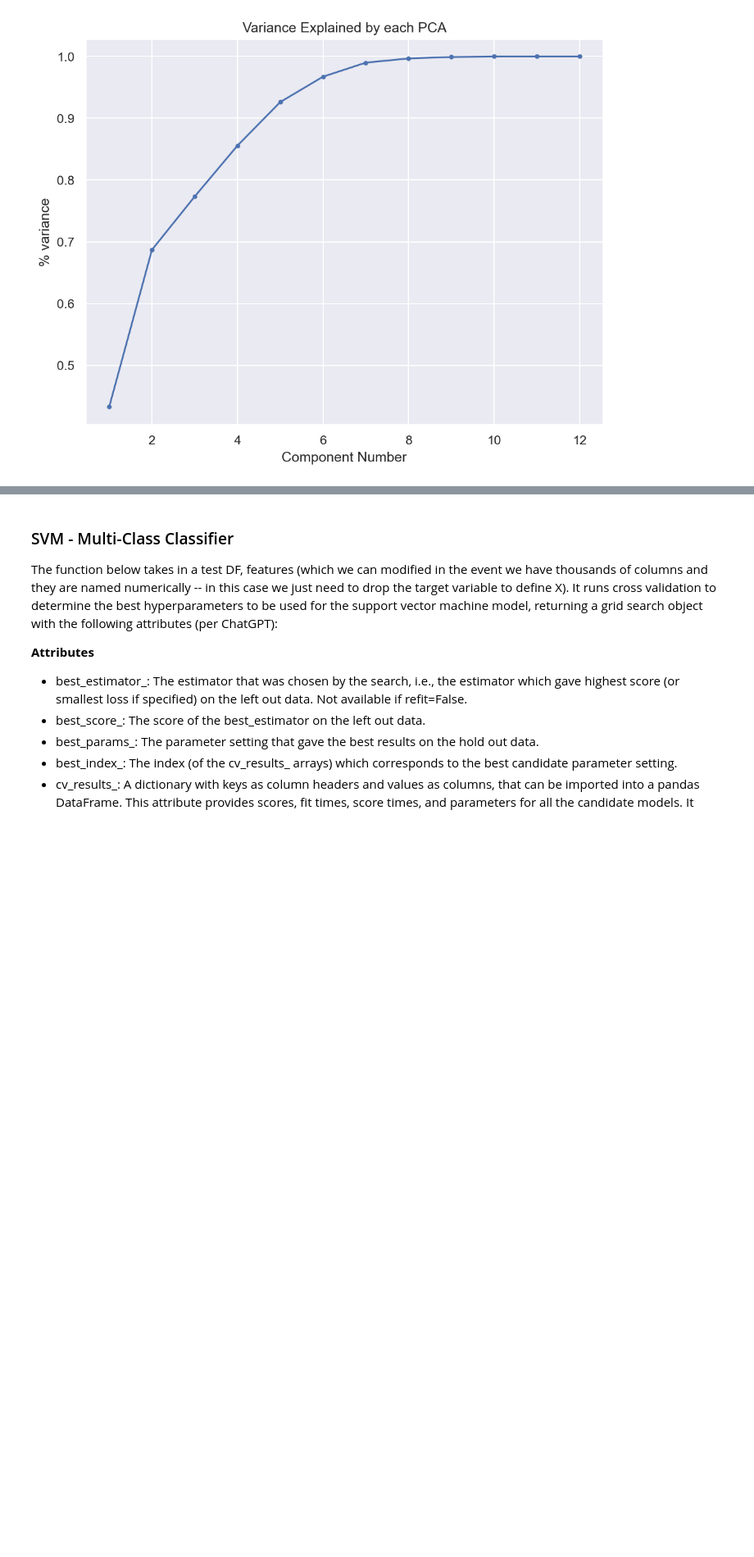
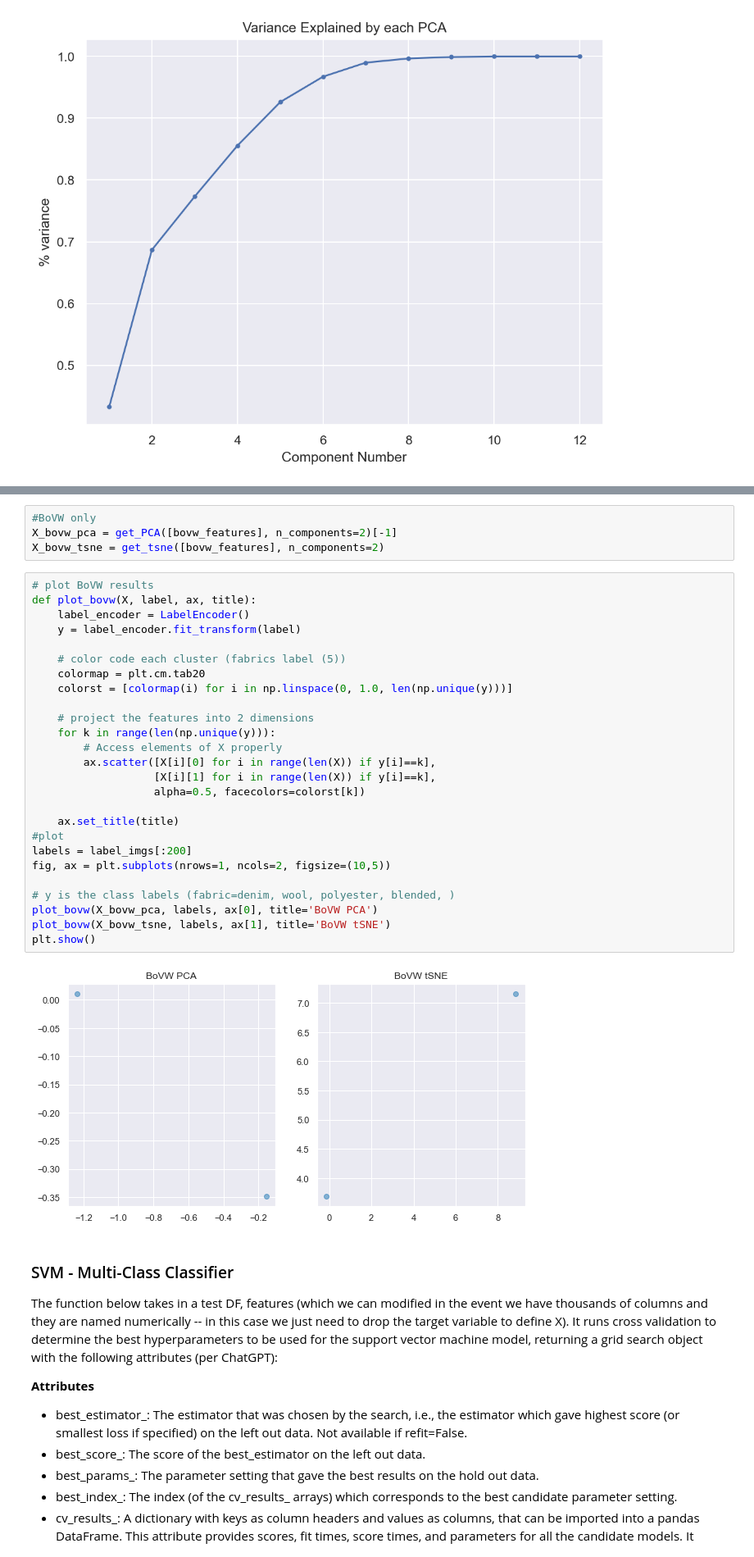
Before and after one commit to elliswmartin/fabric, a Jupyter notebook: pipeline.ipynb, the cells around one changed output, grey strips where cells are left out. Shown: that part at 82% size. Drawn from its saved outputs; the diff is of its cells as text; blank space fills up the shorter version.

```diff
--- a/pipeline.ipynb
+++ b/pipeline.ipynb
@@ -486,3 +694,35 @@ plt.show()
+# %%
+#BoVW only
+X_bovw_pca = get_PCA([bovw_features], n_components=2)[-1]
+X_bovw_tsne = get_tsne([bovw_features], n_components=2)
+# %%
+# plot BoVW results
+def plot_bovw(X, label, ax, title):
+    label_encoder = LabelEncoder()
+    y = label_encoder.fit_transform(label)
+
+    # color code each cluster (fabrics label (5))
+    colormap = plt.cm.tab20
+    colorst = [colormap(i) for i in np.linspace(0, 1.0, len(np.unique(y)))]
+
+    # project the features into 2 dimensions
+    for k in range(len(np.unique(y))):
+        # Access elements of X properly
+        ax.scatter([X[i][0] for i in range(len(X)) if y[i]==k],
+                   [X[i][1] for i in range(len(X)) if y[i]==k],
+                   alpha=0.5, facecolors=colorst[k])
+
+    ax.set_title(title)
+#plot
+labels = label_imgs[:200]
+fig, ax = plt.subplots(nrows=1, ncols=2, figsize=(10,5))
+
+# y is the class labels (fabric=denim, wool, polyester, blended, )
+plot_bovw(X_bovw_pca, labels, ax[0], title='BoVW PCA')
+plot_bovw(X_bovw_tsne, labels, ax[1], title='BoVW tSNE')
+plt.show()
+# %% [output]
+[figure, added]
 # %% [markdown]
 ### SVM - Multi-Class Classifier
 
```
Also changed, not shown: parts of 20 cells of this notebook.
